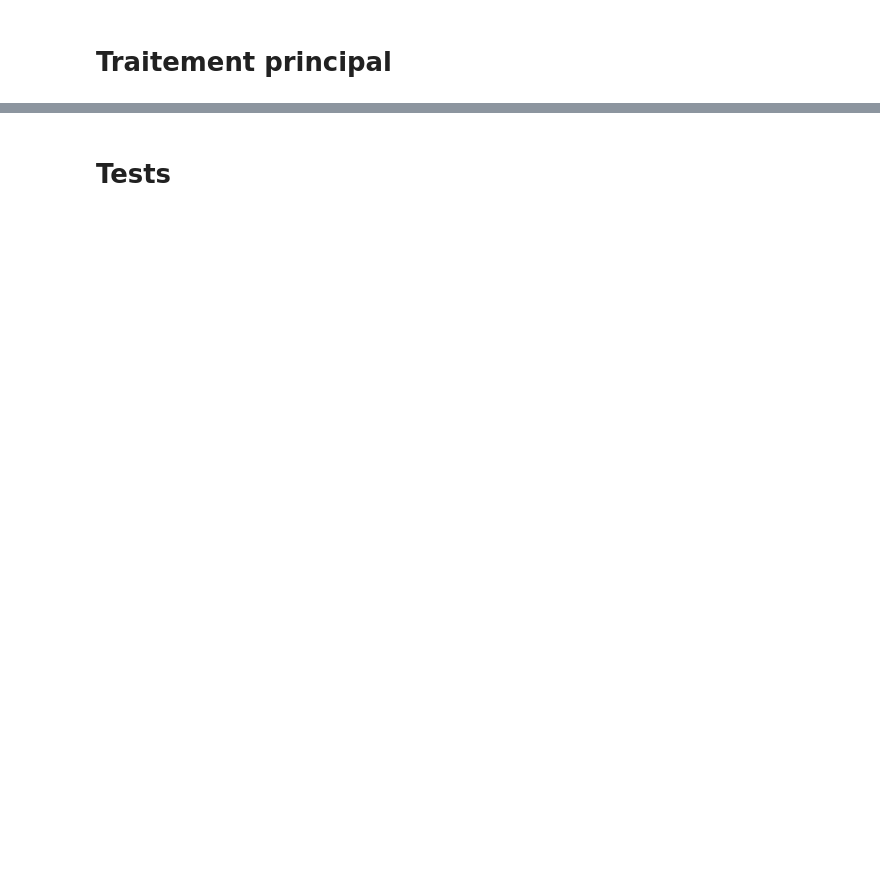
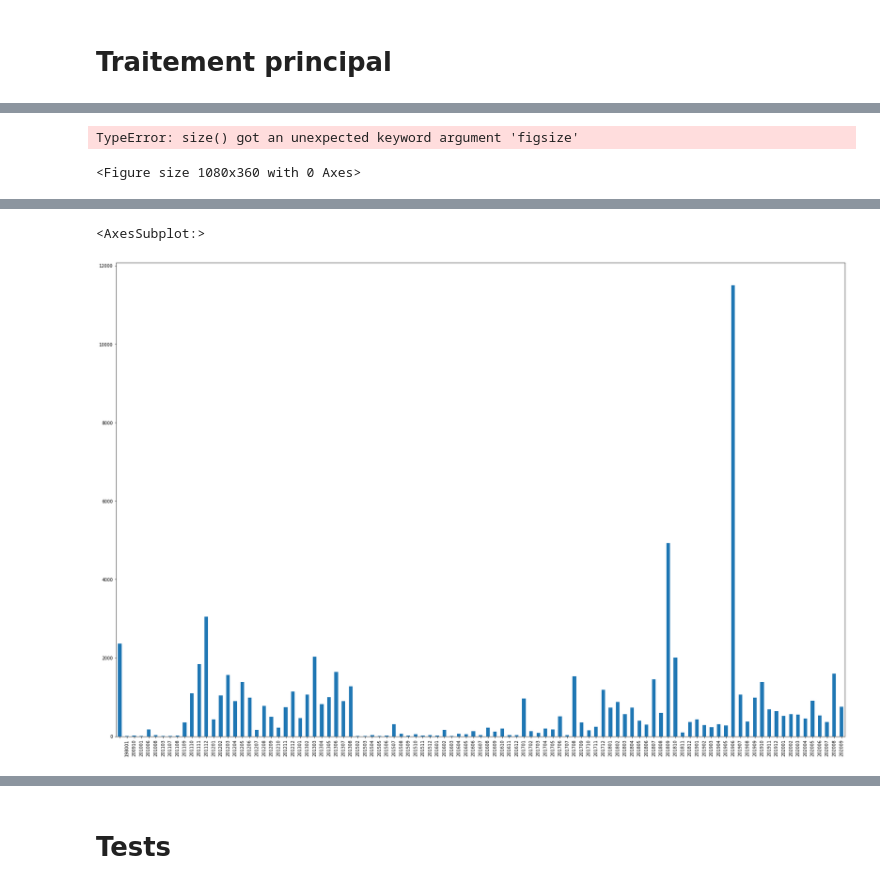
Before and after one commit to PatriceBt/Prjph_Photos, a Jupyter notebook: Prjph_Statistiques.ipynb, the cells around one changed output, grey strips where cells are left out. Drawn from its saved outputs; the diff is of its cells as text; code cells hidden in the pictures; blank space fills up the shorter version.

Commit message:
Calcul des statistiques (quantités et volumes) et graphiques

```diff
--- a/Prjph_Statistiques.ipynb
+++ b/Prjph_Statistiques.ipynb
@@ -81,4 +83,19 @@ def fnph_clc_nb_st_size_tot(parm_collection):
     return(result)
 # %% [markdown]
 ### Nouvelles fonctions
+# %%
+import pandas as pd
+from pymongo import MongoClient
+
+def _connect_mongo(host, port, username, password, db):
+    """ A util for making a connection to mongo """
+
+    if username and password:
+        mongo_uri = 'mongodb://%s:%s@%s:%s/%s' % (username, password, host, port, db)
+        conn = MongoClient(mongo_uri)
+    else:
+        conn = MongoClient(host, port)
+
+
+    return conn[db]
 # %%
@@ -285,0 +520,29 @@ Wall time: 6.25 s
+# %%
+%%time
+# - Quantités
+plt.figure(figsize=(15,5))
+df_sq_year = df_stats.groupby(df_stats['date_creation_y']).size()
+df_sq_year.plot.bar()
+# q.3 - nombre par mois
+plt.figure(figsize=(15,5))
+df_sq_month = df_stats.groupby(df_stats['date_creation_y']+df_stats['date_creation_m']).size()
+df_sq_month.plot.bar()
+# q.4 - nombre par jour
+plt.figure(figsize=(15,5))
+df_sq_day = df_stats.groupby(df_stats['date_creation_y']+df_stats['date_creation_m']+df_stats['date_creation_d']).size()
+#df_sq_day.plot.bar()
+
+
+# - Volumes
+plt.figure(figsize=(15,5))
+df_sv_year = df_stats[['date_creation_y','stats.st_size']].groupby(df_stats['date_creation_y']).sum()
+df_sv_year.plot.bar()
+plt.figure(figsize=(15,5))
+df_sv_month = df_stats[['date_creation_y','date_creation_m','stats.st_size']].groupby(df_stats['date_creation_y']+df_stats['date_creation_m']).sum()
+df_sv_month.plot.bar()
+plt.figure(figsize=(15,5))
+df_sv_day = df_stats[['date_creation_y','date_creation_m','date_creation_d','stats.st_size']].groupby(df_stats['date_creation_y']+df_stats['date_creation_m']+df_stats['date_creation_d']).sum()
+#df_sv_day.plot.bar()
+# %% [output]
+TypeError: size() got an unexpected keyword argument 'figsize'
+<Figure size 1080x360 with 0 Axes>
@@ -285,0 +551,5 @@ Wall time: 6.25 s
+# %%
+%%time
+#...ça ok
+df_stats.groupby(df_stats['date_creation_y']+df_stats['date_creation_m']).size().plot.bar()
+# %% [output]
@@ -285,0 +557,2 @@ Wall time: 6.25 s
+<AxesSubplot:>
+[figure, added]
```
Also changed, not shown: parts of 23 cells of this notebook.
